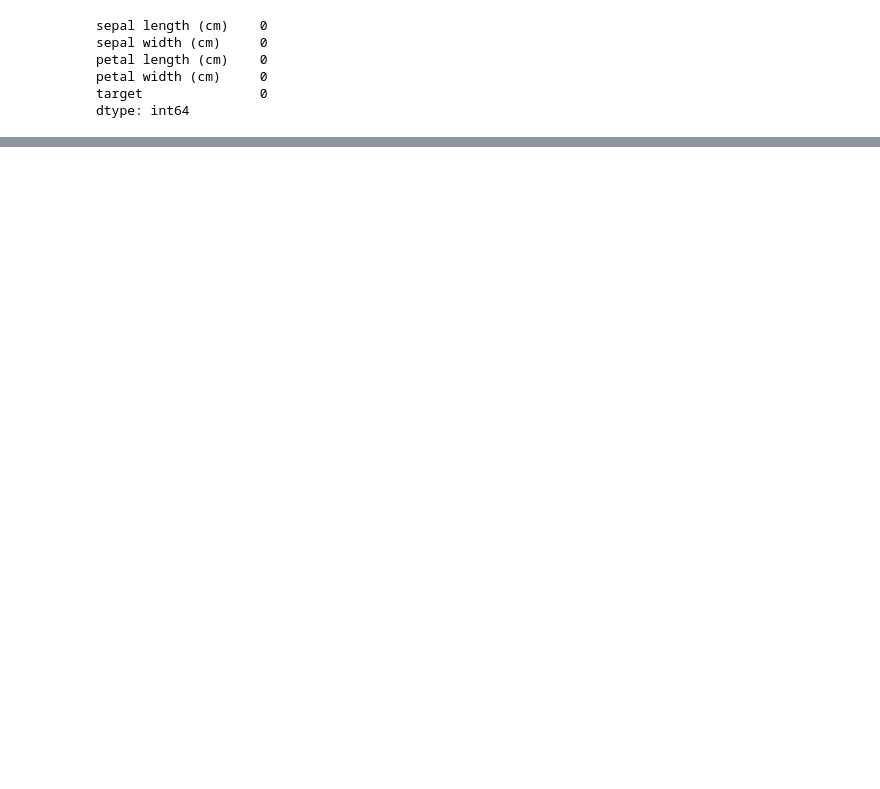
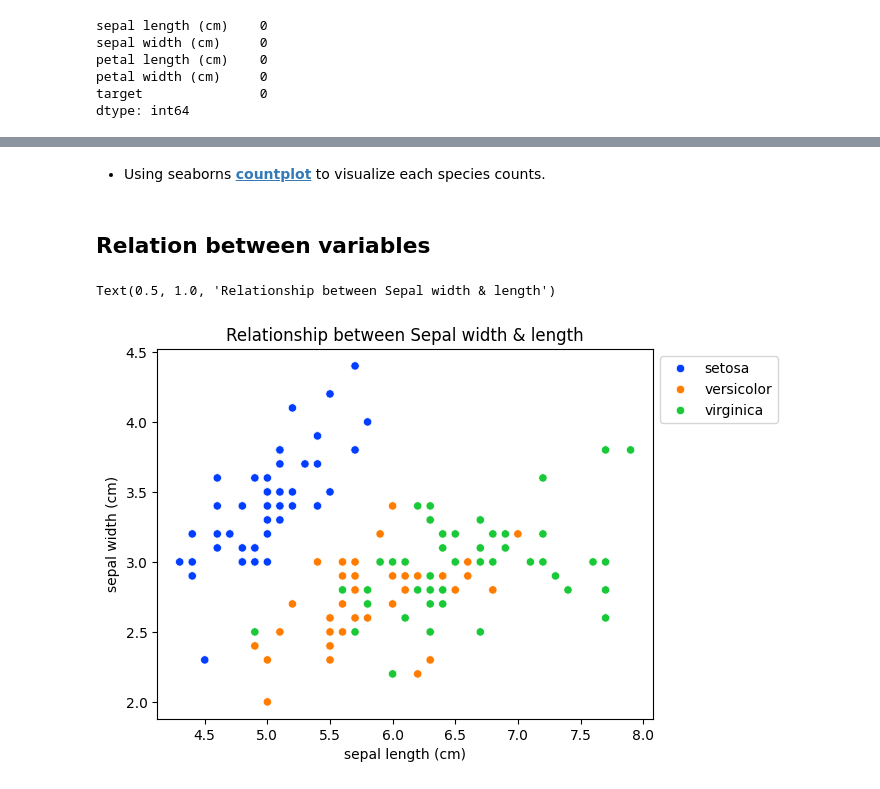
Before and after one commit to zanemilo/pre-ms-bioinfo, a Jupyter notebook: examples/stats/Iris_Dataset_Example.ipynb, the cells around one changed output, grey strips where cells are left out. Saved outputs shown, nothing was run; the diff lists cells and outputs as text; code cells hidden in the pictures; blank space fills up the shorter version.

```diff
--- a/examples/stats/Iris_Dataset_Example.ipynb
+++ b/examples/stats/Iris_Dataset_Example.ipynb
@@ -100,0 +154,12 @@ dtype: int64
+# %% [markdown]
+- Using seaborns [**countplot**](https://seaborn.pydata.org/generated/seaborn.countplot.html#) to visualize each species counts.
+# %% [markdown]
+## **Relation between variables**
+# %%
+sns.scatterplot(x='sepal length (cm)', y='sepal width (cm)', hue='species', data=df, palette='bright')
+#print(df.keys()) # Shows available keys
+plt.legend(bbox_to_anchor=(1,1), loc=2)
+plt.title('Relationship between Sepal width & length')
+# %% [output]
+Text(0.5, 1.0, 'Relationship between Sepal width & length')
+[figure, added]
```
Also changed, not shown: parts of 21 cells of this notebook.
